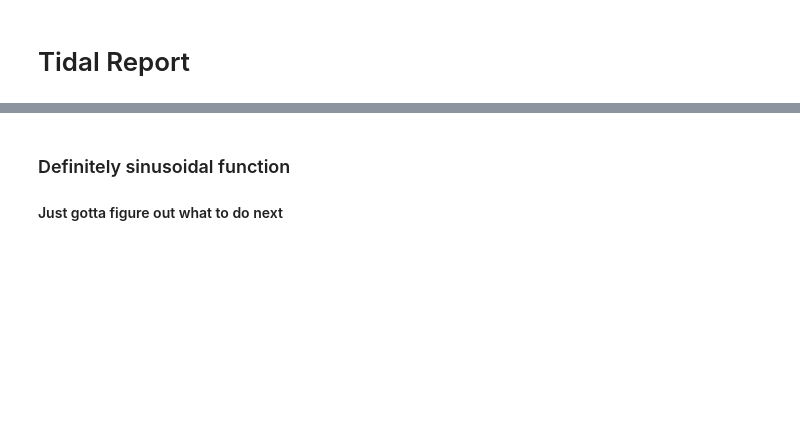
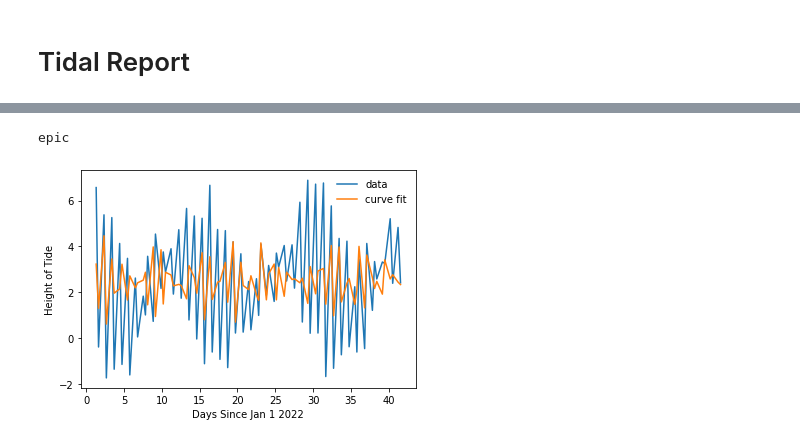
Before and after one commit to senorpapistas/astr-19-group-project-a8, a Jupyter notebook: ASTR19_Group_Project_A8.ipynb, the cells around one changed output, grey strips where cells are left out. Cells and saved outputs as stored; diff of their text form; code cells hidden in the pictures; blank space fills up the shorter version.

```diff
--- a/ASTR19_Group_Project_A8.ipynb
+++ b/ASTR19_Group_Project_A8.ipynb
@@ -21,3 +23,23 @@ plt.savefig("tidal_report_figure.pdf")
-# %% [markdown]
-### Definitely sinusoidal function
-#### Just gotta figure out what to do next
+# %%
+def f_line(x, freq1, freq2, freq3, a2, a3, w1, w2, w3, off, off2):
+    return np.sin(freq1 * x + w1) *(a2 * np.sin(freq2 * x + w2) + a3 * np.sin(freq3 * x + w3) + off) + off2
+
+lower = [0.5, 10, 20, 0, 0, 0, -np.inf, -np.inf, -np.inf, -np.inf]
+upper = [1.5, 20, 40, 10, 10, 10, np.inf, np.inf, np.inf, np.inf]
+tide_height_err = np.full(tide_height.shape, 0.25)
+ps, ps_cov = optimize.curve_fit(f_line, day, tide_height, bounds = (lower, upper), sigma = tide_height_err)
+f1, f2, f3, a2, a3, w1, w2, w3, c, c2 = ps
+
+y_fit = f_line(day, f1, f2, f3, a2, a3, w1, w2, w3, c, c2)
+print("epic")
+# %% [output]
+epic
+# %%
+plt.plot(day, tide_height, label = "data")
+plt.plot(day, y_fit, label = "curve fit")
+plt.xlabel("Days Since Jan 1 2022")
+plt.ylabel("Height of Tide")
+plt.legend(loc = 0, frameon = False)
+plt.savefig("tidal_report_figure_with_curve_fit.pdf")
+# %% [output]
+[figure, added]
```
Also changed, not shown: parts of 4 cells of this notebook.
